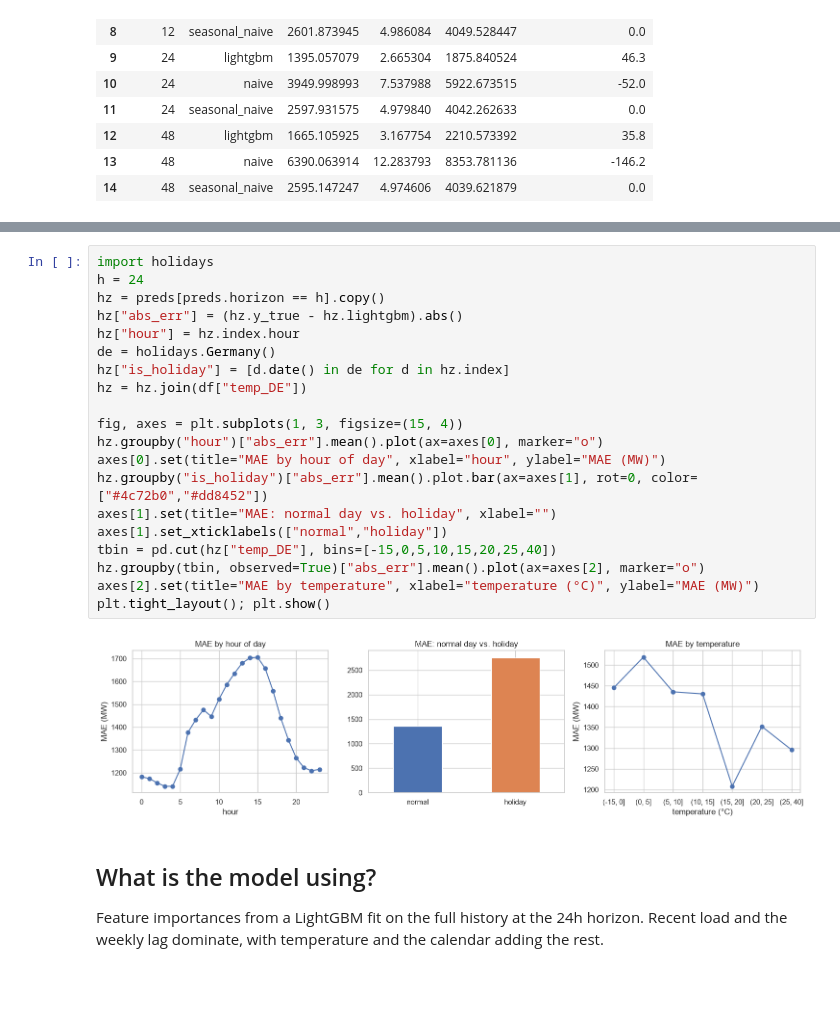
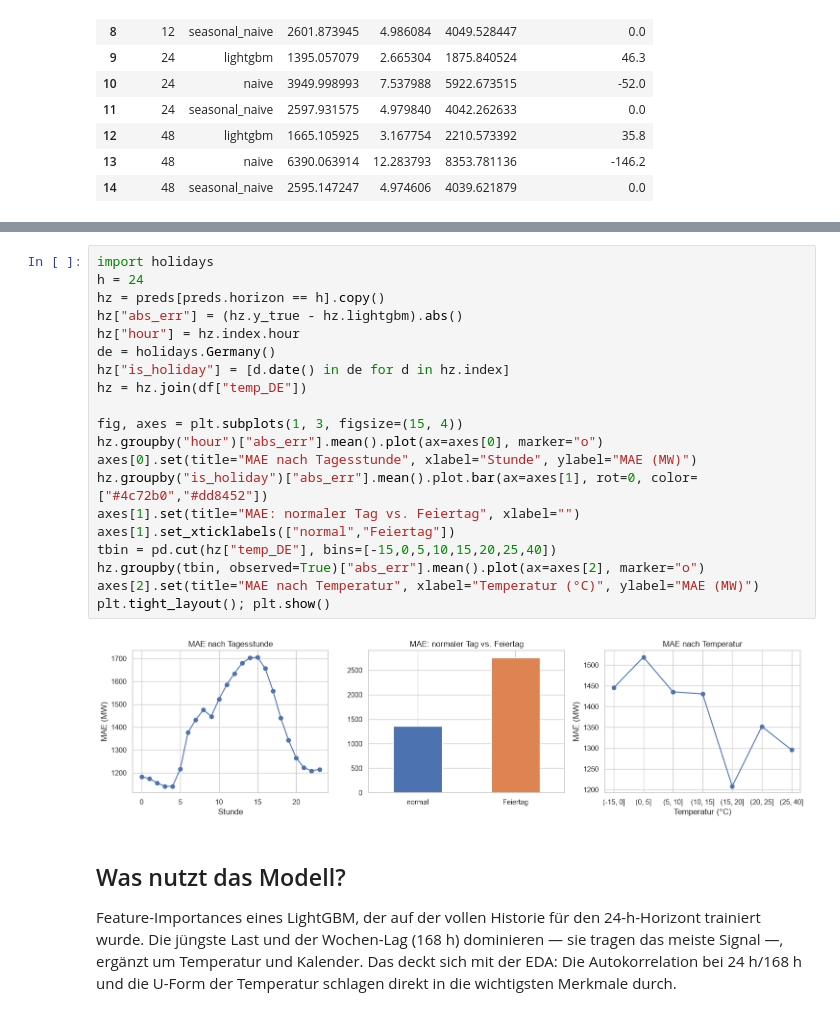
Before and after one commit to pat-olhed/energy, a Jupyter notebook: notebooks/02_modeling.ipynb, the cells around one changed output, grey strips where cells are left out. Drawn from its saved outputs; the diff is of its cells as text; blank space fills up the shorter version.

```diff
--- a/notebooks/02_modeling.ipynb
+++ b/notebooks/02_modeling.ipynb
@@ -103,28 +132,33 @@ Residuals broken down by hour of day, holiday flag and temperature. Errors conce
 # %%
 import holidays
 h = 24
 hz = preds[preds.horizon == h].copy()
 hz["abs_err"] = (hz.y_true - hz.lightgbm).abs()
 hz["hour"] = hz.index.hour
 de = holidays.Germany()
 hz["is_holiday"] = [d.date() in de for d in hz.index]
 hz = hz.join(df["temp_DE"])
 
 fig, axes = plt.subplots(1, 3, figsize=(15, 4))
 hz.groupby("hour")["abs_err"].mean().plot(ax=axes[0], marker="o")
-axes[0].set(title="MAE by hour of day", xlabel="hour", ylabel="MAE (MW)")
+axes[0].set(title="MAE nach Tagesstunde", xlabel="Stunde", ylabel="MAE (MW)")
 hz.groupby("is_holiday")["abs_err"].mean().plot.bar(ax=axes[1], rot=0, color=["#4c72b0","#dd8452"])
-axes[1].set(title="MAE: normal day vs. holiday", xlabel="")
-axes[1].set_xticklabels(["normal","holiday"])
+axes[1].set(title="MAE: normaler Tag vs. Feiertag", xlabel="")
+axes[1].set_xticklabels(["normal","Feiertag"])
 tbin = pd.cut(hz["temp_DE"], bins=[-15,0,5,10,15,20,25,40])
 hz.groupby(tbin, observed=True)["abs_err"].mean().plot(ax=axes[2], marker="o")
-axes[2].set(title="MAE by temperature", xlabel="temperature (°C)", ylabel="MAE (MW)")
+axes[2].set(title="MAE nach Temperatur", xlabel="Temperatur (°C)", ylabel="MAE (MW)")
 plt.tight_layout(); plt.show()
 # %% [output]
-[figure, old version]
+[figure, new version]
 # %% [markdown]
-## What is the model using?
-Feature importances from a LightGBM fit on the full history at the 24h horizon. Recent load and the weekly lag dominate, with temperature and the calendar adding the rest.
+## Was nutzt das Modell?
+
+Feature-Importances eines LightGBM, der auf der vollen Historie für den 24-h-Horizont
+trainiert wurde. Die jüngste Last und der Wochen-Lag (168 h) dominieren — sie tragen das
+meiste Signal —, ergänzt um Temperatur und Kalender. Das deckt sich mit der EDA: Die
+Autokorrelation bei 24 h/168 h und die U-Form der Temperatur schlagen direkt in die
+wichtigsten Merkmale durch.
 # %%
 X, y = features.make_supervised(df, horizon=24)
 fitted = model.train_lgbm(X, y)
```
Also changed, not shown: parts of 10 cells of this notebook, 1 other file.
